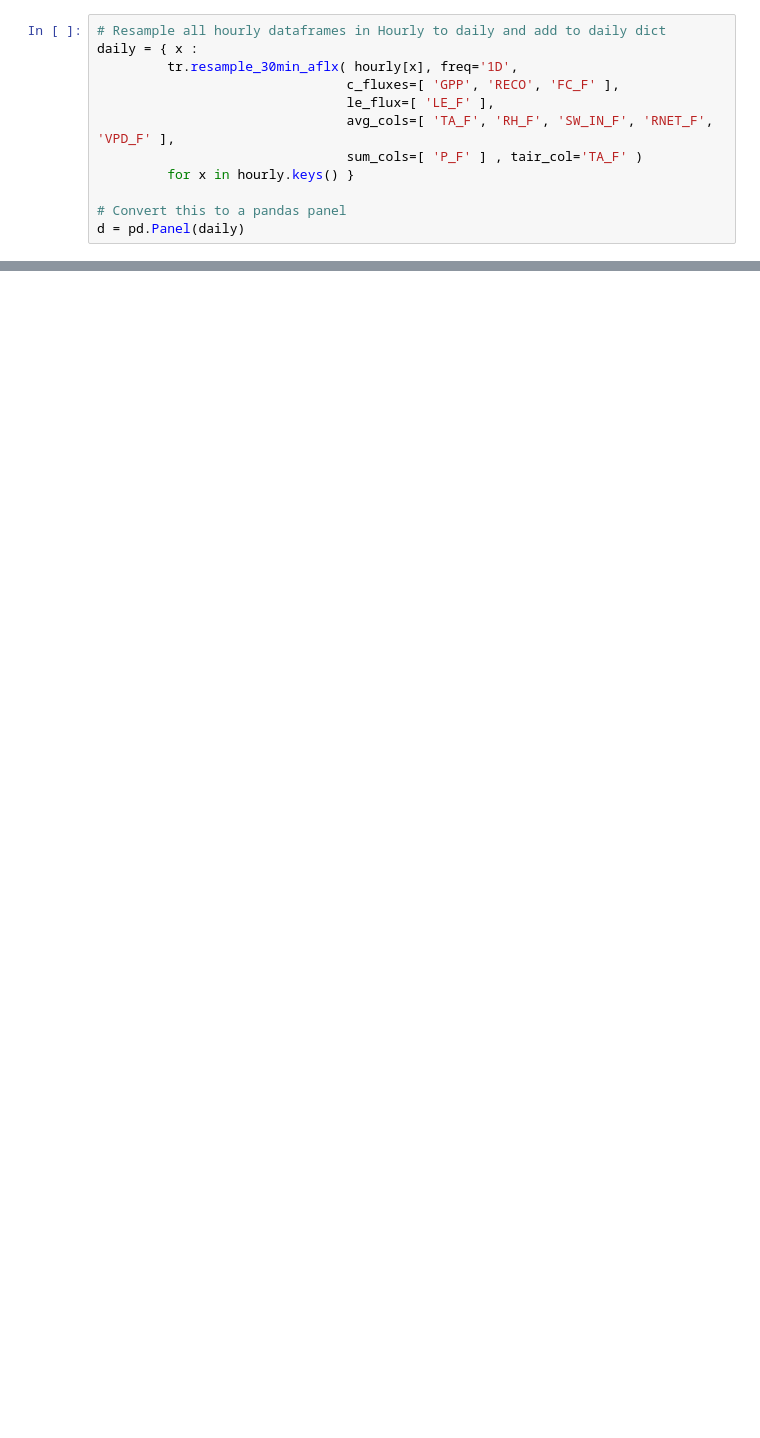
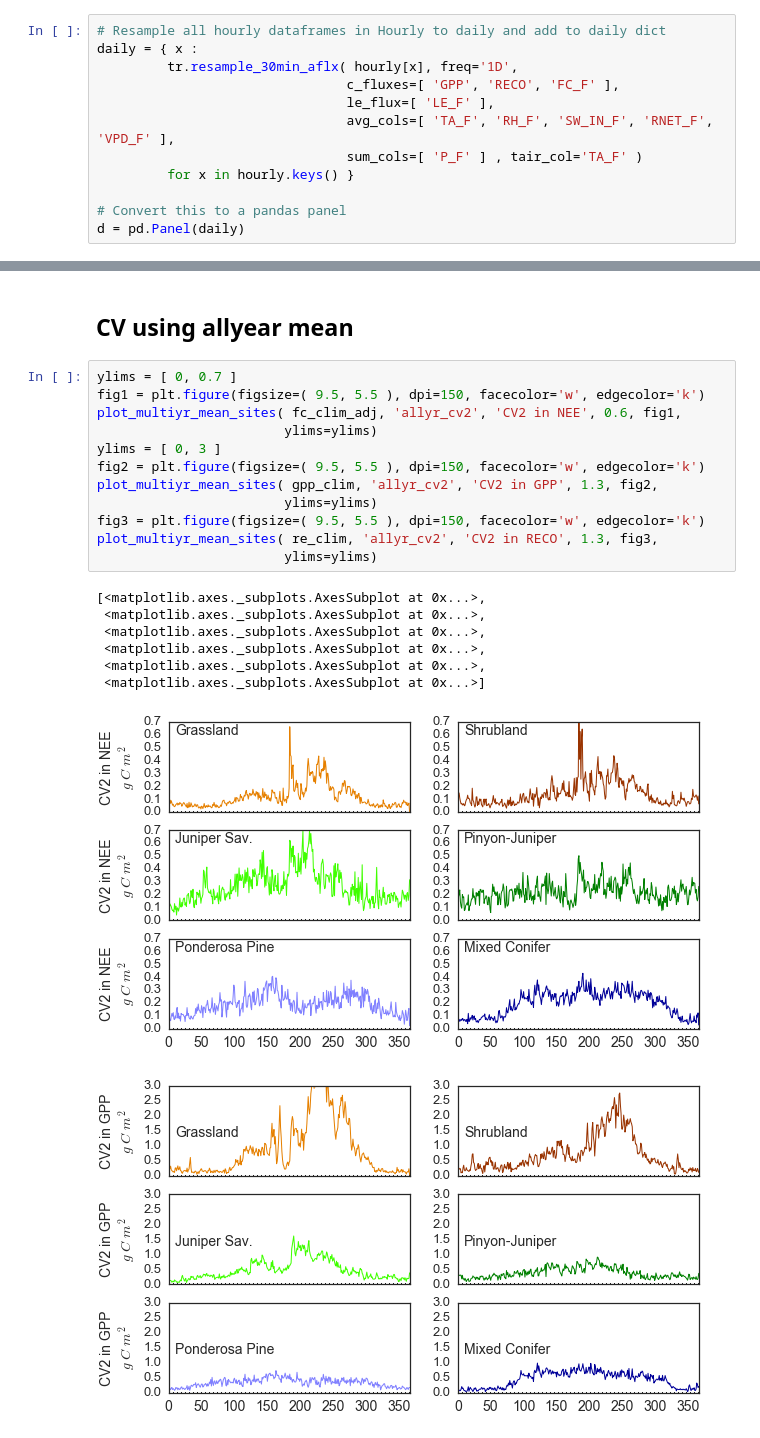
Before and after one commit to gremau/NMEG_seasonality, a Jupyter notebook: Seasonal_interannual_NMEG.ipynb, the cells around one changed output, grey strips where cells are left out. Drawn from its saved outputs; the diff is of its cells as text; blank space fills up the shorter version.

```diff
--- a/Seasonal_interannual_NMEG.ipynb
+++ b/Seasonal_interannual_NMEG.ipynb
@@ -100,0 +213,23 @@ plt.legend(sites)
+# %% [markdown]
+## CV using allyear mean
+# %%
+ylims = [ 0, 0.7 ]
+fig1 = plt.figure(figsize=( 9.5, 5.5 ), dpi=150, facecolor='w', edgecolor='k')
+plot_multiyr_mean_sites( fc_clim_adj, 'allyr_cv2', 'CV2 in NEE', 0.6, fig1,
+                        ylims=ylims)
+ylims = [ 0, 3 ]
+fig2 = plt.figure(figsize=( 9.5, 5.5 ), dpi=150, facecolor='w', edgecolor='k')
+plot_multiyr_mean_sites( gpp_clim, 'allyr_cv2', 'CV2 in GPP', 1.3, fig2,
+                        ylims=ylims)
+fig3 = plt.figure(figsize=( 9.5, 5.5 ), dpi=150, facecolor='w', edgecolor='k')
+plot_multiyr_mean_sites( re_clim, 'allyr_cv2', 'CV2 in RECO', 1.3, fig3,
+                        ylims=ylims)
+# %% [output]
+[<matplotlib.axes._subplots.AxesSubplot at 0x...>,
+ <matplotlib.axes._subplots.AxesSubplot at 0x...>,
+ <matplotlib.axes._subplots.AxesSubplot at 0x...>,
+ <matplotlib.axes._subplots.AxesSubplot at 0x...>,
+ <matplotlib.axes._subplots.AxesSubplot at 0x...>,
+ <matplotlib.axes._subplots.AxesSubplot at 0x...>]
+[figure, added]
+[figure, added]
```
Also changed, not shown: parts of 9 cells of this notebook.
